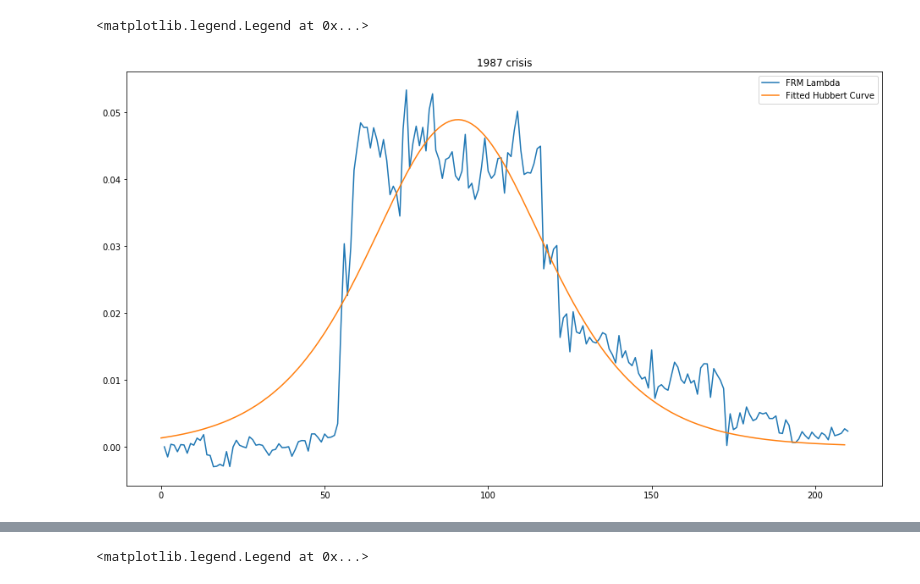
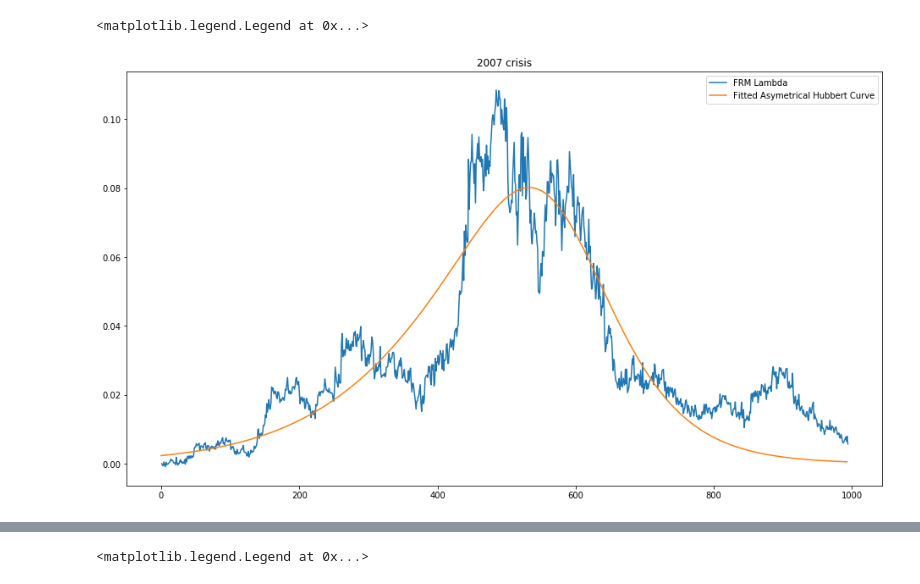
Before and after one commit to Rui666666/FRM_covid19, a Jupyter notebook: FRM Hubbert Fitting.ipynb, the cells around one changed output, grey strips where cells are left out. Cells and saved outputs as stored; diff of their text form; code cells hidden in the pictures.

```diff
--- a/FRM Hubbert Fitting.ipynb
+++ b/FRM Hubbert Fitting.ipynb
@@ -2,14 +2,23 @@
 import pandas as pd
 import matplotlib
 import matplotlib.pyplot as plt
+import plotly.express as px
 import numpy as np
 import scipy.optimize as opt
 from pandas.plotting import register_matplotlib_converters
 register_matplotlib_converters()
-matplotlib.rcParams['figure.figsize'] = [15, 5]
+import plotly.graph_objects as go
 # %%
 df = pd.read_csv('Documents/Seafile/Covid-19 data/FRM_SPX_Time_Series_FRM_19862020.csv',
                  delim_whitespace = True, names = ['Lambda'], parse_dates=True)
+df['Date'] = df.index
 # %%
 df1987 = df['1987-08-01':'1988-06-01']
+numberdays = len(df1987)
+Days = pd.Series(range(0, numberdays, 1), index = df1987.index)
+df1987['Day'] = Days
+
 df2007 = df['2007-01-01':'2010-12-12']
+numberdays = len(df2007)
+Days = pd.Series(range(0, numberdays, 1), index = df2007.index)
+df2007['Day'] = Days
@@ -17,11 +40,24 @@ df2007 = df['2007-01-01':'2010-12-12']
 def logistic_function(t, N_0, K, r):
     N_t = N_0*np.exp(r*t)/(1+(N_0/K)*(np.exp(r*t)-1))
     return N_t
+
+def logistic_function_growth_rate(t, r_max, r_min, t_peak, k):
+    r_t = r_max - ((r_max - r_min)/(1 + np.exp(k*(t - t_peak))))
+    return r_t
 
 def hubbert_curve(t, N_0, K, r):
     nominator = np.exp(r*t)*N_0*(K-N_0)
     denominator = K*((1+(N_0/K)*(np.exp(r*t)-1))**2)
     return nominator/denominator
 
-def three_hubbert_curve(t, N_0_1, K_1, r_1, N_0_2, K_2, r_2, N_0_3, K_3, r_3):
-    return three_hubbert_curve(t, N_0=N_0_1, K=K_1, r=r_1) + hubbert_curve(t, N_0=N_0_2, K=K_2,r=r_2) + hubbert_curve(t, N_0=N_0_3, K=K_3, r=r_3)
+def hubbert_curve_asy(t, K, r_max, r_min, t_peak, k):
+    nominator = logistic_function_growth_rate(t, r_max, r_min, t_peak, k) * K * np.exp(-logistic_function_growth_rate(t, r_max, r_min, t_peak,k)*(t-t_peak))
+    denominator = (1 + np.exp(-logistic_function_growth_rate(t, r_max, r_min, t_peak, k)*(t-t_peak)))**2
+    return nominator/denominator
+
+def two_hubbert_curve(t, N_0_1, K_1, r_1, N_0_2, K_2, r_2):
+    return hubbert_curve(t, N_0=N_0_1, K=K_1, r=r_1) + hubbert_curve(t, N_0=N_0_2, K=K_2,r=r_2)
+
+def wkh_function(t, alpha1, beta1, alpha2, beta2):
+    y = np.exp(-(t-alpha1)/beta1) / (beta1*(1 + np.exp(-(t-alpha1)/beta1))**2 ) + np.exp(-(t-alpha2)/beta2) / (beta2*(1 + np.exp(-(t-alpha2)/beta2))**2 )
+    return y
@@ -28,13 +138,14 @@ def three_hubbert_curve(t, N_0_1, K_1, r_1, N_0_2, K_2, r_2, N_0_3, K_3, r_3):
 # %%
-y = df1987.Lambda - df1987.Lambda.iloc[0]
+y = df2007.Lambda - df2007.Lambda.iloc[0]
 x = np.arange(len(y))+1
-(N_0, K, r), cov = opt.curve_fit(hubbert_curve, x[1:], y[1:], p0 = (0, 0.1, 0.1), bounds = ([-1,0,0], [100,100,100]))
+(K, r_max, r_min, t_peak, k), cov = opt.curve_fit(hubbert_curve_asy, x[1:], y[1:], p0 = (30, 0.5, 0, len(x)/2, 1),
+                                 bounds = ([0, 0, -0.1, 0, 0], [100, 100, 10, len(x), 100]))
 
 plt.figure(figsize=(16,9))
-plt.title("1987 crisis")
+plt.title("2007 crisis")
 plt.plot(x,y, label = 'FRM Lambda')
-plt.plot(hubbert_curve(t = x, N_0 = N_0, K = K, r =r), label = 'Fitted Hubbert Curve')
+plt.plot(hubbert_curve_asy(t = x, K = K, r_max = r_max, r_min = r_min, t_peak = t_peak, k = k), label = 'Fitted Asymetrical Hubbert Curve')
 plt.legend()
 # %% [output]
 <matplotlib.legend.Legend at 0x...>
-[figure, old version]
+[figure, new version]
```
Also changed, not shown: parts of 6 cells of this notebook.
